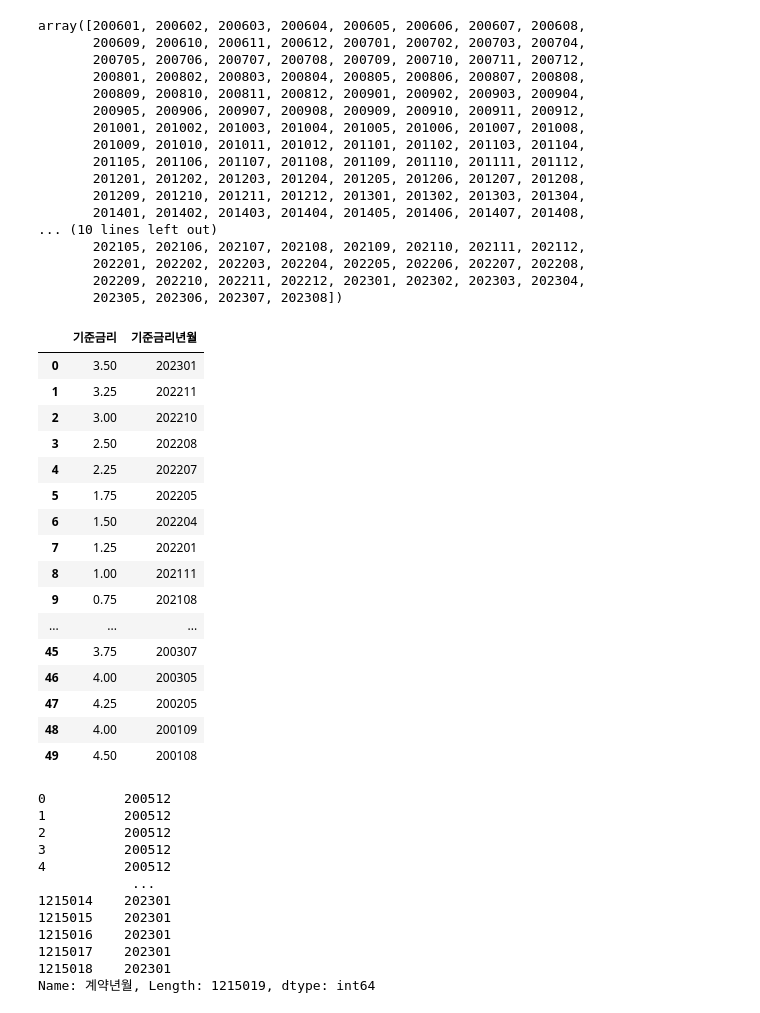
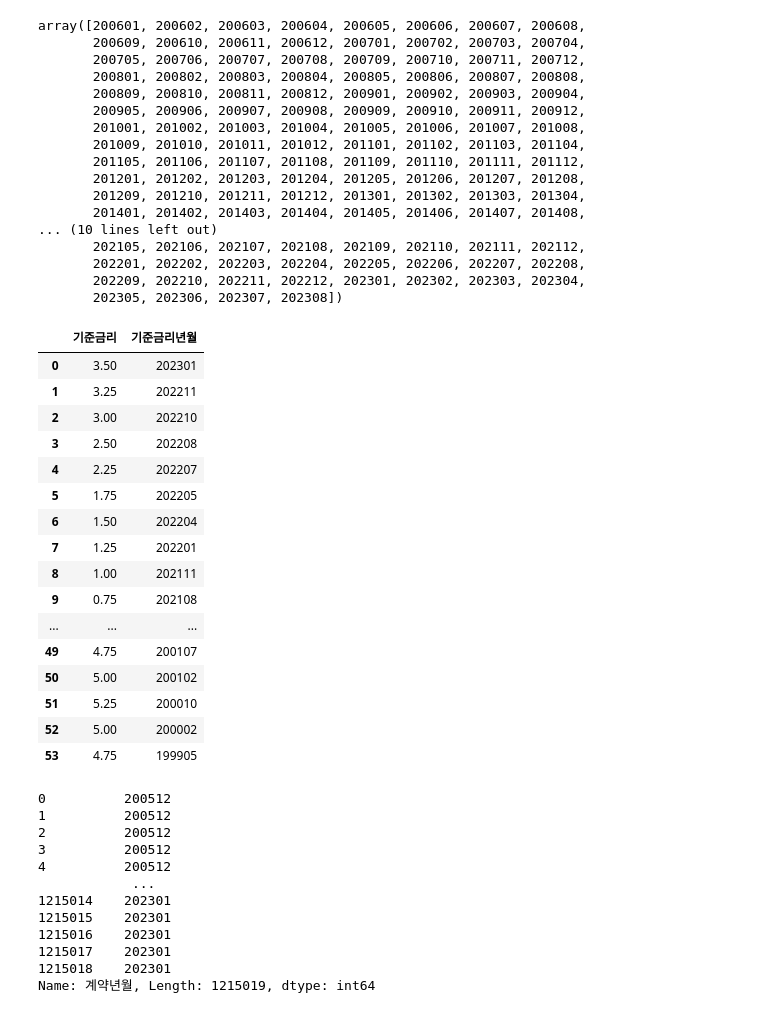
Before and after one commit to HyunahKim1111/himedia_jupyter_files, a Jupyter notebook: 나홀로연습03_부동산실거래.ipynb, the cells around one changed output. Cells and saved outputs as stored; diff of their text form; code cells hidden in the pictures.

```diff
--- a/나홀로연습03_부동산실거래.ipynb
+++ b/나홀로연습03_부동산실거래.ipynb
@@ -567,22 +577,4 @@ array([200601, 200602, 200603, 200604, 200605, 200606, 200607, 200608,
        202209, 202210, 202211, 202212, 202301, 202302, 202303, 202304,
        202305, 202306, 202307, 202308])
 # %%
-base_rate.head(50) # 5.00 200810 이 200809로 바껴야 해 index  34번
+base_rate = base_rate.drop(34) # 5.00 200810 이 200809로 바껴야 해 index  34번 base_rate.reset_index
-# %% [output]
-|  | 기준금리 | 기준금리년월 |
-| 0 | 3.50 | 202301 |
-| 1 | 3.25 | 202211 |
-| 2 | 3.00 | 202210 |
-| 3 | 2.50 | 202208 |
-| 4 | 2.25 | 202207 |
-| 5 | 1.75 | 202205 |
-| 6 | 1.50 | 202204 |
-| 7 | 1.25 | 202201 |
-| 8 | 1.00 | 202111 |
-| 9 | 0.75 | 202108 |
-| ... | ... | ... |
-| 45 | 3.75 | 200307 |
-| 46 | 4.00 | 200305 |
-| 47 | 4.25 | 200205 |
-| 48 | 4.00 | 200109 |
-| 49 | 4.50 | 200108 |
@@ -589,3 +584,23 @@ base_rate.head(50) # 5.00 200810 이 200809로 바껴야 해 index  34번
+# %%
+base_rate
+# %% [output]
+|  | 기준금리 | 기준금리년월 |
+| 0 | 3.50 | 202301 |
+| 1 | 3.25 | 202211 |
+| 2 | 3.00 | 202210 |
+| 3 | 2.50 | 202208 |
+| 4 | 2.25 | 202207 |
+| 5 | 1.75 | 202205 |
+| 6 | 1.50 | 202204 |
+| 7 | 1.25 | 202201 |
+| 8 | 1.00 | 202111 |
+| 9 | 0.75 | 202108 |
+| ... | ... | ... |
+| 49 | 4.75 | 200107 |
+| 50 | 5.00 | 200102 |
+| 51 | 5.25 | 200010 |
+| 52 | 5.00 | 200002 |
+| 53 | 4.75 | 199905 |
 # %%
 def interest_rate(x):
     if x >= 202301:
```
Also changed, not shown: parts of 36 cells of this notebook, 7 other files.
